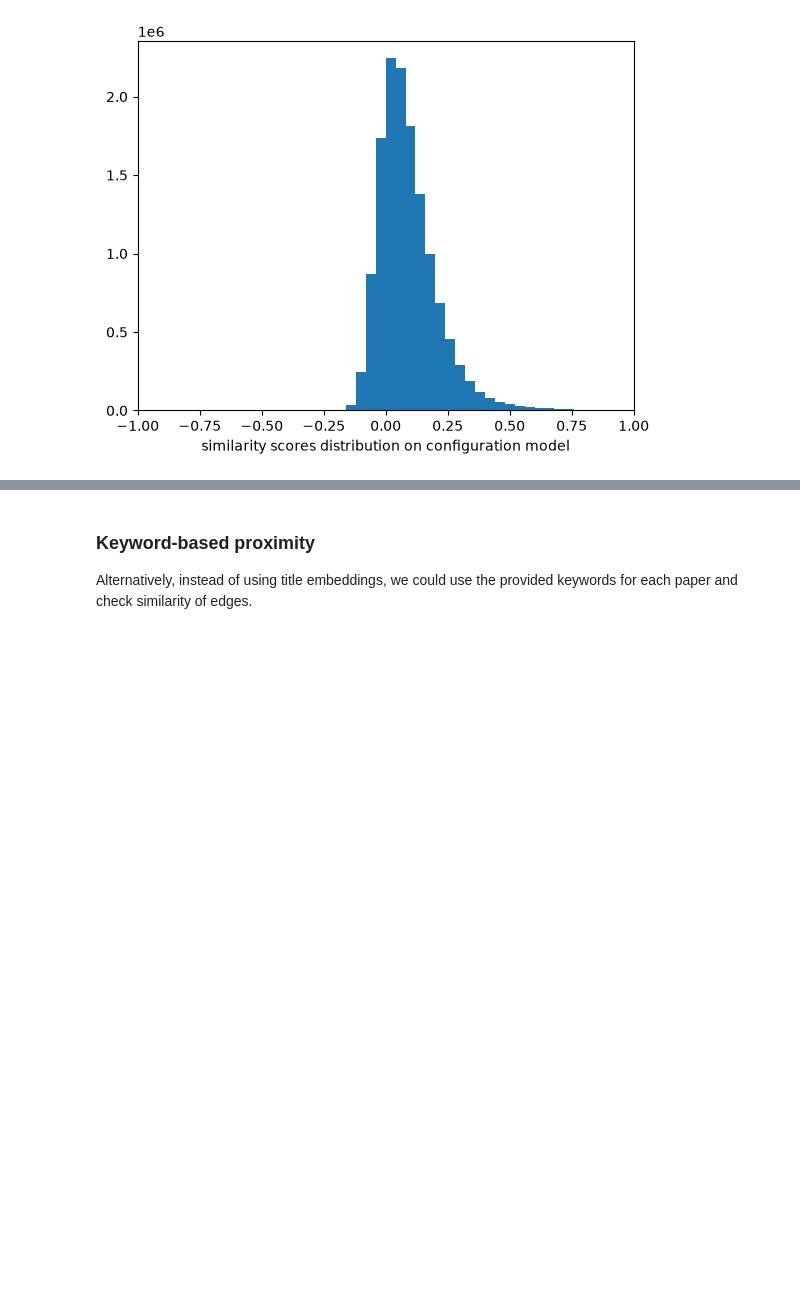
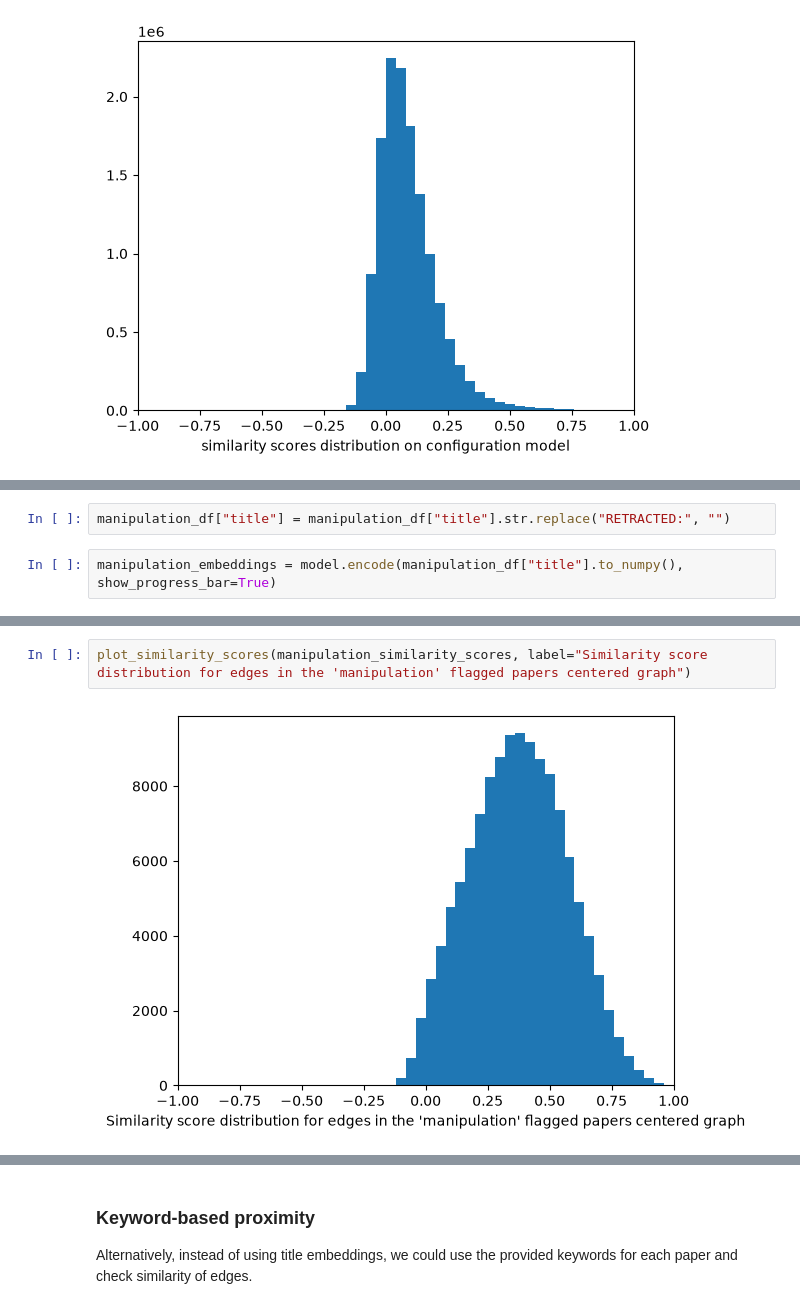
Before and after one commit to frasgp/finalproj, a Jupyter notebook: exploration.ipynb, the cells around one changed output, grey strips where cells are left out. Drawn from its saved outputs; the diff is of its cells as text; blank space fills up the shorter version.

```diff
--- a/exploration.ipynb
+++ b/exploration.ipynb
@@ -500,0 +590,4 @@ Computed similarity by edge : 13527017 / 13527017
+# %%
+manipulation_df["title"] = manipulation_df["title"].str.replace("RETRACTED:", "")
+# %%
+manipulation_embeddings = model.encode(manipulation_df["title"].to_numpy(), show_progress_bar=True)
@@ -500,0 +598,4 @@ Computed similarity by edge : 13527017 / 13527017
+# %%
+plot_similarity_scores(manipulation_similarity_scores, label="Similarity score distribution for edges in the 'manipulation' flagged papers centered graph")
+# %% [output]
+[figure, added]
```
Also changed, not shown: parts of 22 cells of this notebook, 3 other files.
